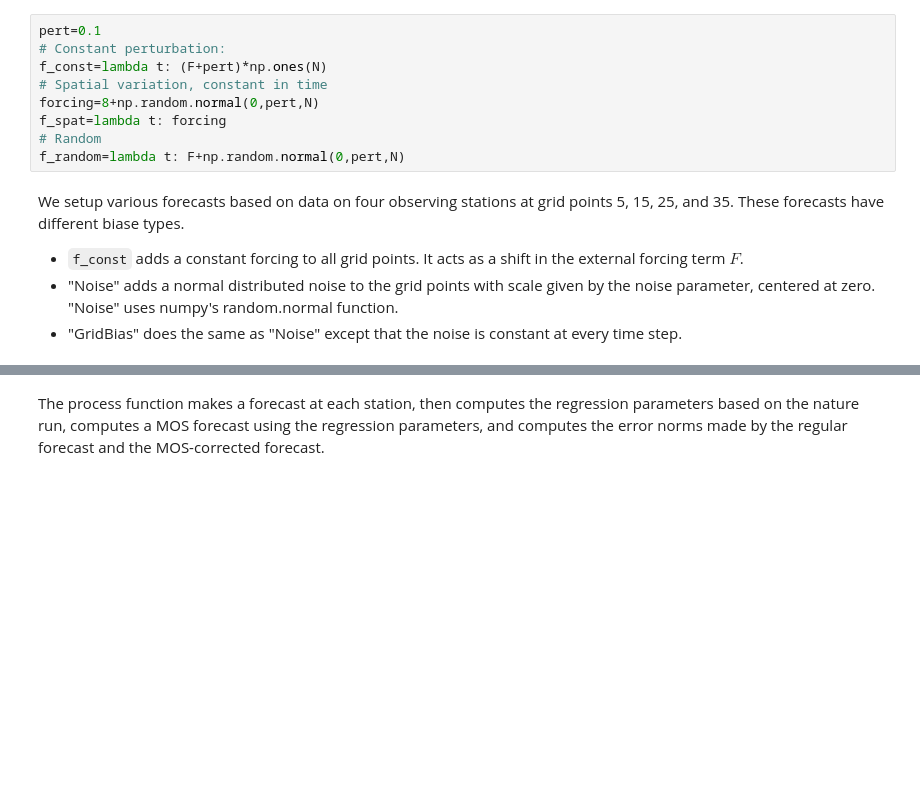
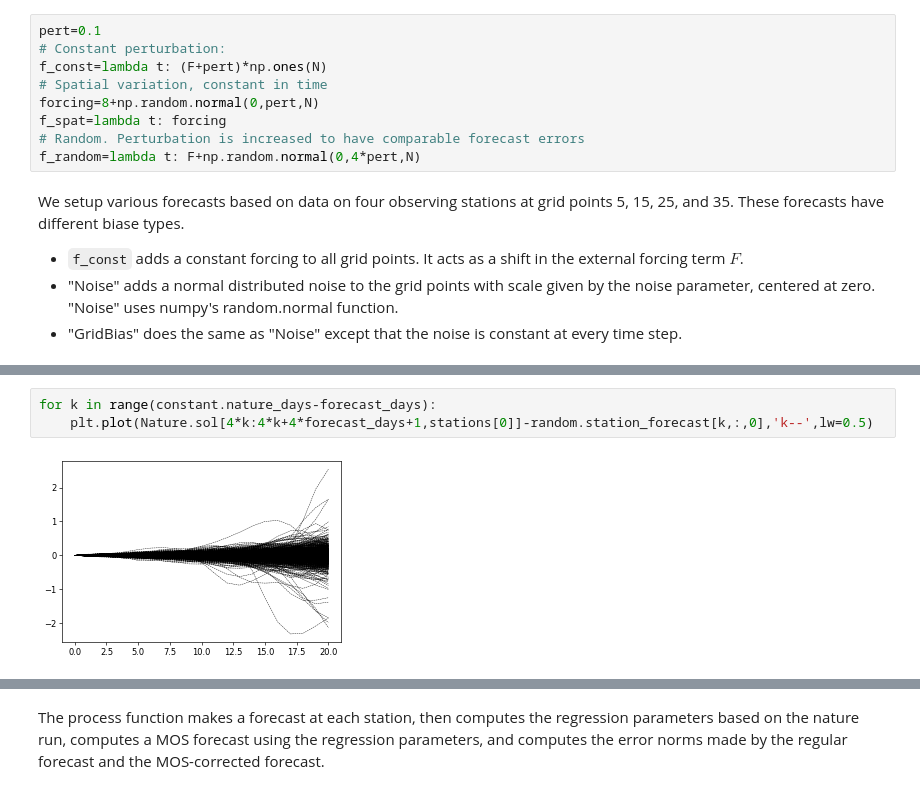
Before and after one commit to anilzen/adaptive_regression, a Jupyter notebook: code/Lorenz.ipynb, the cells around one changed output, grey strips where cells are left out. Saved outputs shown, nothing was run; the diff lists cells and outputs as text; blank space fills up the shorter version.

```diff
--- a/code/Lorenz.ipynb
+++ b/code/Lorenz.ipynb
@@ -44,8 +41,8 @@ f_const=lambda t: (F+pert)*np.ones(N)
 # Spatial variation, constant in time
 forcing=8+np.random.normal(0,pert,N)
 f_spat=lambda t: forcing
-# Random
-f_random=lambda t: F+np.random.normal(0,pert,N)
+# Random. Perturbation is increased to have comparable forecast errors
+f_random=lambda t: F+np.random.normal(0,4*pert,N)
 # %% [markdown]
 We setup various forecasts based on data on four observing stations at grid points 5, 15, 25, and 35. These forecasts have different biase types.
 
@@ -59,0 +66,5 @@ gridbias =Forecast(total_days, forecast_days, Truth=Nature.sol, stations=station
+# %%
+for k in range(constant.nature_days-forecast_days):
+    plt.plot(Nature.sol[4*k:4*k+4*forecast_days+1,stations[0]]-random.station_forecast[k,:,0],'k--',lw=0.5)
+# %% [output]
+[figure, added]
```
Also changed, not shown: parts of 7 cells of this notebook, 3 other files.
